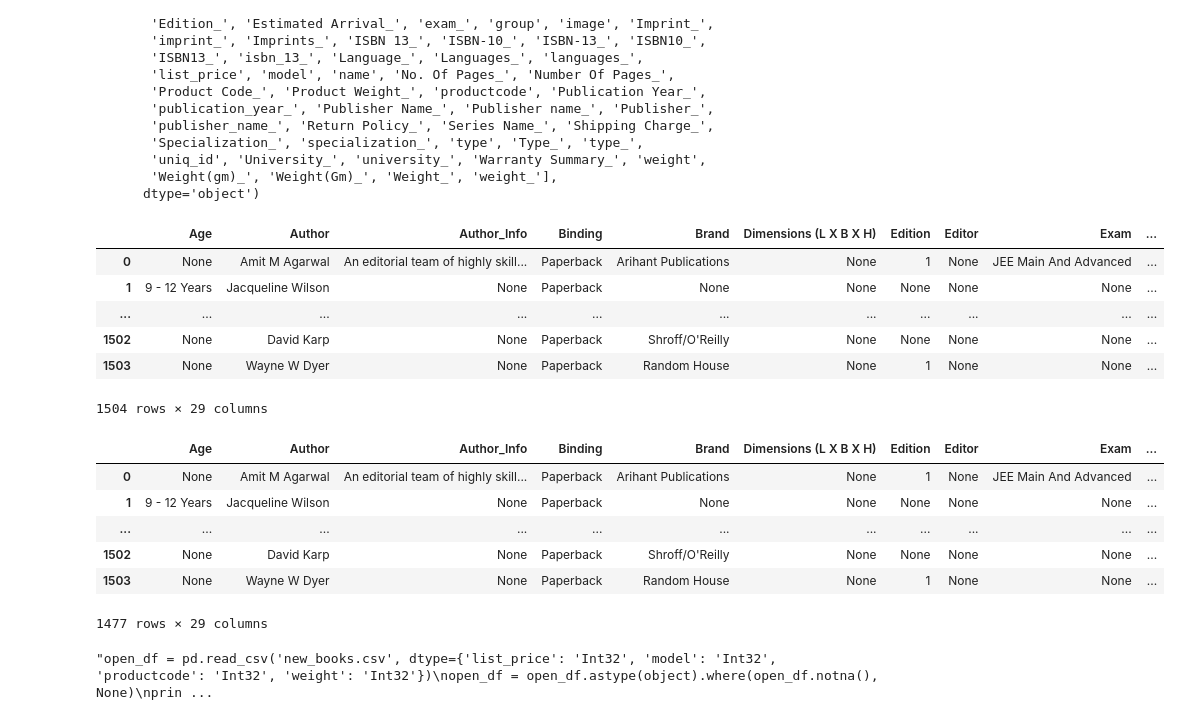
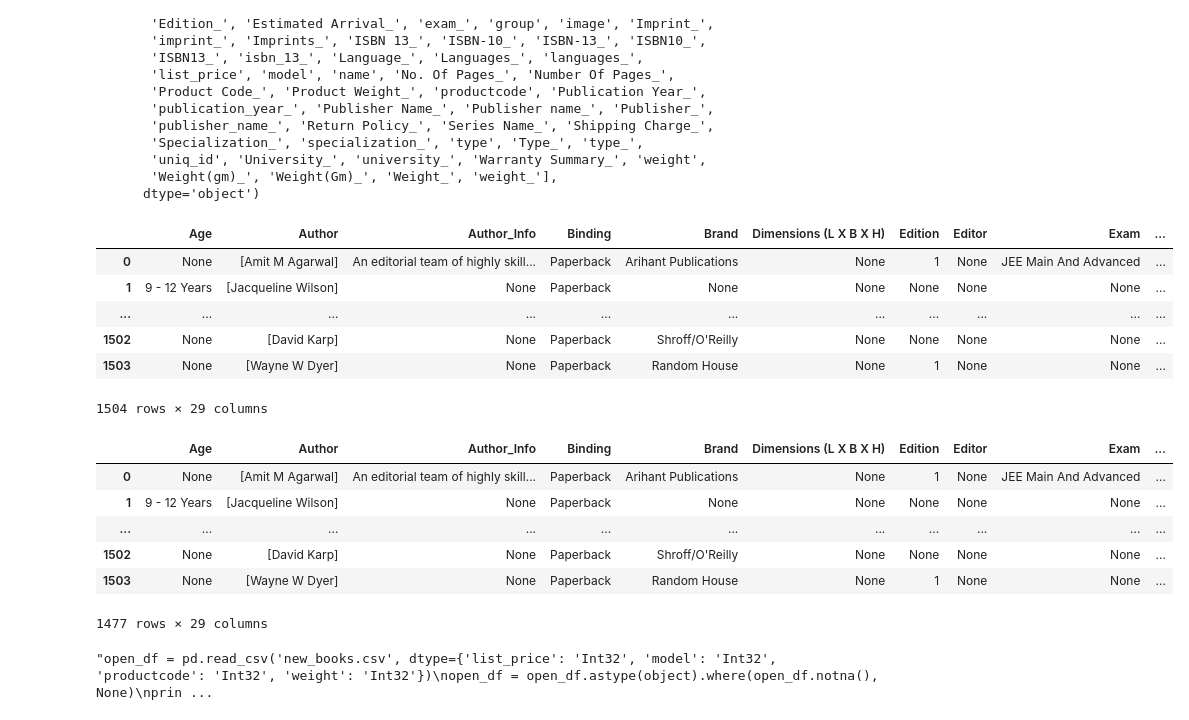
Before and after one commit to TrapsterDK/bog-app, a Jupyter notebook: csv.ipynb, the cells around one changed output. Cells and saved outputs as stored; diff of their text form; code cells hidden in the pictures.

Commit message:
Author as list and firstname first. lastname last

```diff
--- a/csv.ipynb
+++ b/csv.ipynb
@@ -131,9 +131,6 @@ Index(['About the Author_', 'Age wise_', 'Age_', 'age_wise_', 'Author Info_',
        'Weight(gm)_', 'Weight(Gm)_', 'Weight_', 'weight_'],
       dtype='object')
 # %%
-from ast import match_case
-
-
 short_d = {
     'Author_Info': empty_list.copy(),
     'Age': empty_list.copy(),
@@ -215,45 +212,74 @@ for i, row in new_df.iterrows():
     short_d['Weight_Gram'][i] = null_or_method(row['Weight_'] or row['Product Weight_'] or row['Weight(Gm)_'] or row['Weight(gm)_'] or row['weight_'] or row['weight'], to_gram_int)
     short_d['Author_Info'][i] = row['About the Author_'] or row['Author Info_']
     short_d['Age'][i] = row['Age_'] or row['Age wise_'] or row['age_wise_']
-    short_d['Author'][i] = row['Author_'] or row['Authored By_'] or row['browse_by_author_']
+    short_d['Author'][i] = row['Author_'] or row['Authored By_'] or row['browse_by_author_'] # split ",", " and ", "&" make sure all names are firstname, lastname
     short_d['Binding'][i] = row['Binding_'] or row['Binding_']
     short_d['Brand'][i] = row['brand'] or row['Brand_']
     short_d['Dimensions (L X B X H)'][i] = row['Dimensions (L X B X H)_']
     short_d['Editor'][i] = row['Edited By_']
     short_d['Exam'][i] = row['exam_']
     short_d['Group'][i] = row['group']
     short_d['Image'][i] = row['image']
     short_d['Imprint'][i] = row['Imprint_'] or row['imprint_'] or row['Imprints_']
     short_d['Language'][i] = row['Languages_'] or row['Language_'] or row['languages_']
     short_d['Name'][i] = row['name']
     short_d['Product_Code_1'][i] = row['Product Code_']
     short_d['Publisher'][i] = row['publisher_name_'] or row['Publisher Name_']  or row['Publisher_'] or row['Publisher name_']
     short_d['Series_Name'][i] = row['Series Name_']
     short_d['Type'][i] = row['type'] or row['Type_'] or row['type_']
     short_d['Unique_Id'][i] = row['uniq_id']
     short_d['University'][i] = row['University_'] or row['university_']
 
 for key in short_d:
     for i, item in enumerate(short_d[key]):
         if type(item) == str:
             #trim and remove extra spaces
             item = item.strip()
             item = ' '.join(item.split())
             short_d[key][i] = item
 
+split_author = re.compile(" *(?:&|,|(?<= )and ) *", re.IGNORECASE)
 
+new_author_list = []
+
+for author in short_d['Author']:
+    if author:
+        # split by & , and
+        authors = re.split(split_author, author)
+
+        # split by space because some , are for last name, first name and some are to represent multiple authors
+        authors_name_split = [author.split() for author in authors]
+
+        authors_new = []
+        for name1, name2 in zip(authors_name_split[::2], authors_name_split[1::2]):
+            if len(name1) == 1 or len(name2) == 1:
+                # name2 first as most likely to be first name
+                authors_new.append(' '.join(name2) + ' ' + ' '.join(name1))
+            else:
+                authors_new.append(' '.join(name1))
+                authors_new.append(' '.join(name2))
+
+        # get last one if any as loop before takes 2 at a time
+        if len(authors_name_split)%2==1:
+            authors_new.append(' '.join(authors_name_split[-1]))
+
+        new_author_list.append(authors_new)
+    else:
+        new_author_list.append(None)
+
+short_d['Author'] = new_author_list
 
 compact_df = pd.DataFrame(short_d, dtype=object)
 compact_df = compact_df.reindex(sorted(compact_df.columns.values, key=str.casefold), axis=1)
 compact_df.to_csv('compact_books.csv', index=False)
 compact_df
 # %% [output]
 |  | Age | Author | Author_Info | Binding | Brand | Dimensions (L X B X H) | Edition | Editor | Exam | ... |
-| 0 | None | Amit M Agarwal | An editorial team of highly skill... | Paperback | Arihant Publications | None | 1 | None | JEE Main And Advanced | ... |
-| 1 | 9 - 12 Years | Jacqueline Wilson | None | Paperback | None | None | None | None | None | ... |
+| 0 | None | [Amit M Agarwal] | An editorial team of highly skill... | Paperback | Arihant Publications | None | 1 | None | JEE Main And Advanced | ... |
+| 1 | 9 - 12 Years | [Jacqueline Wilson] | None | Paperback | None | None | None | None | None | ... |
 | ... | ... | ... | ... | ... | ... | ... | ... | ... | ... | ... |
-| 1502 | None | David Karp | None | Paperback | Shroff/O'Reilly | None | None | None | None | ... |
-| 1503 | None | Wayne W Dyer | None | Paperback | Random House | None | 1 | None | None | ... |
+| 1502 | None | [David Karp] | None | Paperback | Shroff/O'Reilly | None | None | None | None | ... |
+| 1503 | None | [Wayne W Dyer] | None | Paperback | Random House | None | 1 | None | None | ... |
 1504 rows × 29 columns
 # %%
 final_df = compact_df[pd.notnull(compact_df['Name'])]
@@ -261,11 +287,11 @@ final_df.to_csv('final.csv', index=False)
 final_df
 # %% [output]
 |  | Age | Author | Author_Info | Binding | Brand | Dimensions (L X B X H) | Edition | Editor | Exam | ... |
-| 0 | None | Amit M Agarwal | An editorial team of highly skill... | Paperback | Arihant Publications | None | 1 | None | JEE Main And Advanced | ... |
-| 1 | 9 - 12 Years | Jacqueline Wilson | None | Paperback | None | None | None | None | None | ... |
+| 0 | None | [Amit M Agarwal] | An editorial team of highly skill... | Paperback | Arihant Publications | None | 1 | None | JEE Main And Advanced | ... |
+| 1 | 9 - 12 Years | [Jacqueline Wilson] | None | Paperback | None | None | None | None | None | ... |
 | ... | ... | ... | ... | ... | ... | ... | ... | ... | ... | ... |
-| 1502 | None | David Karp | None | Paperback | Shroff/O'Reilly | None | None | None | None | ... |
-| 1503 | None | Wayne W Dyer | None | Paperback | Random House | None | 1 | None | None | ... |
+| 1502 | None | [David Karp] | None | Paperback | Shroff/O'Reilly | None | None | None | None | ... |
+| 1503 | None | [Wayne W Dyer] | None | Paperback | Random House | None | 1 | None | None | ... |
 1477 rows × 29 columns
 # %%
 result = final_df.to_dict('records')
```
Also changed, not shown: 2 other files.
